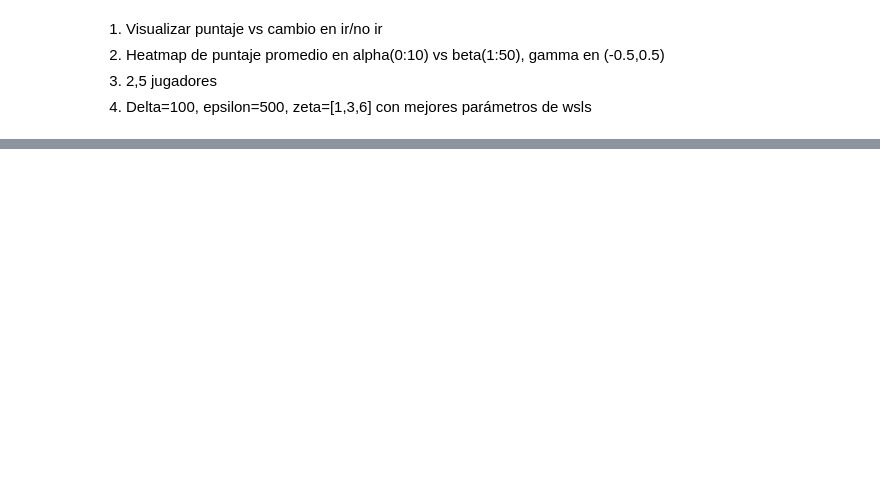
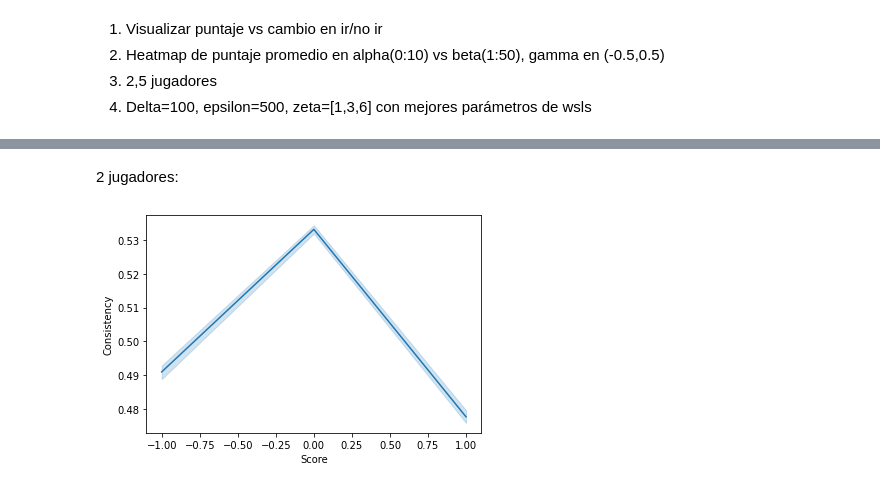
Before and after one commit to Slendercoder/ElFarol-FRA, a Jupyter notebook: analisis.ipynb, the cells around one changed output, grey strips where cells are left out. Cells and saved outputs as stored; diff of their text form; code cells hidden in the pictures; blank space fills up the shorter version.

```diff
--- a/analisis.ipynb
+++ b/analisis.ipynb
@@ -137,0 +152,7 @@ sns.heatmap(d);
+# %% [markdown]
+2 jugadores:
+# %%
+sims_2p = sims[sims['Players']==2]
+sns.lineplot(data=sims_2p,x='Score',y='Consistency');
+# %% [output]
+[figure, added]
```
Also changed, not shown: parts of 36 cells of this notebook, 2 other files.
